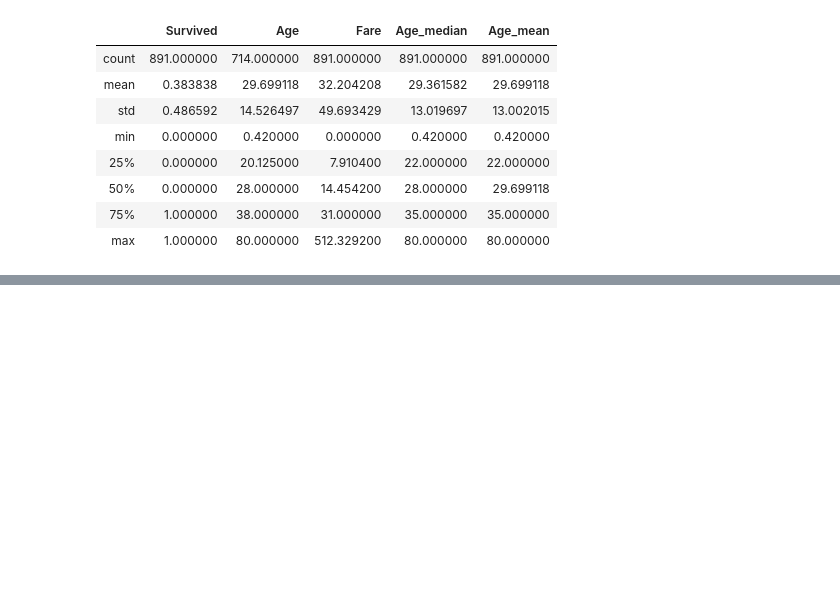
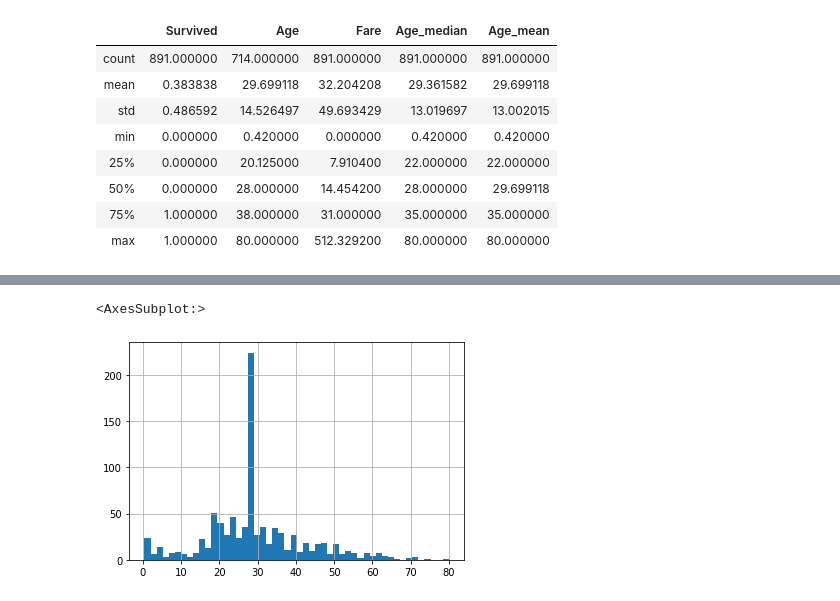
Before and after one commit to pcrespoo/keep-coding, a Jupyter notebook: Feature_Engineering_Playlist/missing_values_handling.ipynb, the cells around one changed output, grey strips where cells are left out. Saved outputs shown, nothing was run; the diff lists cells and outputs as text; code cells hidden in the pictures; blank space fills up the shorter version.

```diff
--- a/Feature_Engineering_Playlist/missing_values_handling.ipynb
+++ b/Feature_Engineering_Playlist/missing_values_handling.ipynb
@@ -166,0 +288,5 @@ df.describe()
+# %%
+df.Age.hist(bins=50)
+# %% [output]
+<AxesSubplot:>
+[figure, added]
```
Also changed, not shown: parts of 30 cells of this notebook.
